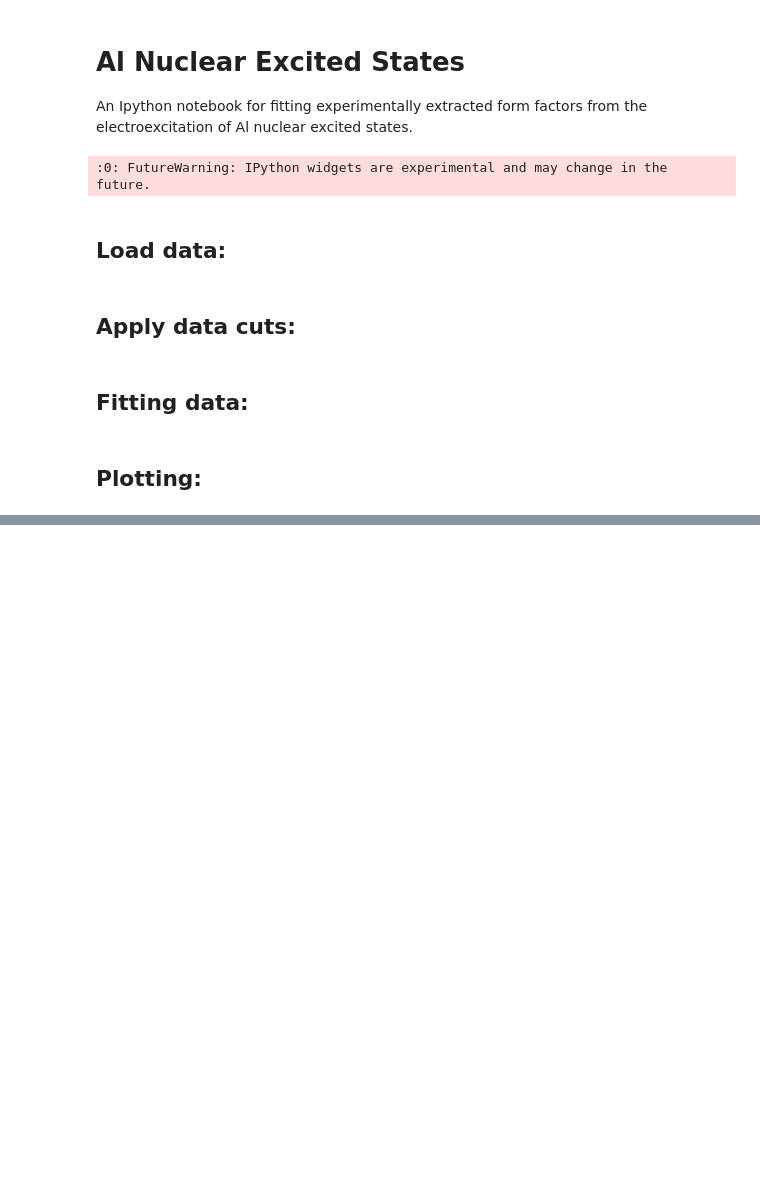
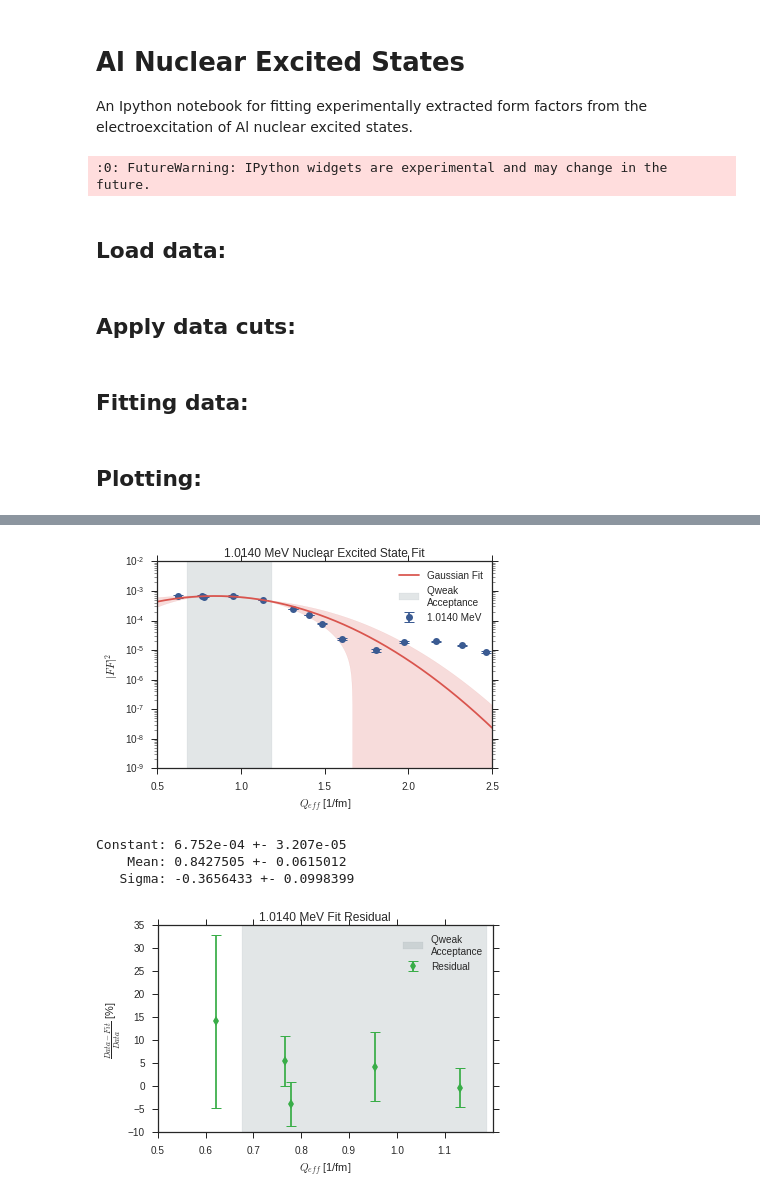
Before and after one commit to kdbartlett/Qweak, a Jupyter notebook: longitudinal_analysis/excited_states/al_nuclear_excited_states.ipynb, the cells around one changed output, grey strips where cells are left out. Cells and saved outputs as stored; diff of their text form; code cells hidden in the pictures; blank space fills up the shorter version.

```diff
--- a/longitudinal_analysis/excited_states/al_nuclear_excited_states.ipynb
+++ b/longitudinal_analysis/excited_states/al_nuclear_excited_states.ipynb
@@ -291,0 +402,17 @@ Constant: 2.265e-03 +- 3.944e-09
+# %%
+# 1.014 MeV Excited State Plots
+plot_combo(al_1_0140_MeV_state_Q_eff,
+           al_1_0140_MeV_state_Q_eff_fit,
+           al_1_0140_MeV_state_ff,
+           al_1_0140_MeV_state_ff_fit,
+           al_1_0140_MeV_state_err,
+           al_1_0140_MeV_state_err_fit,
+           al_1_0140_MeV_popt,
+           al_1_0140_MeV_pcov,
+           energy_lvl[1])
+# %% [output]
+[figure, added]
+Constant: 6.752e-04 +- 3.207e-05
+    Mean: 0.8427505 +- 0.0615012
+   Sigma: -0.3656433 +- 0.0998399
+[figure, added]
```
Also changed, not shown: parts of 14 cells of this notebook.
